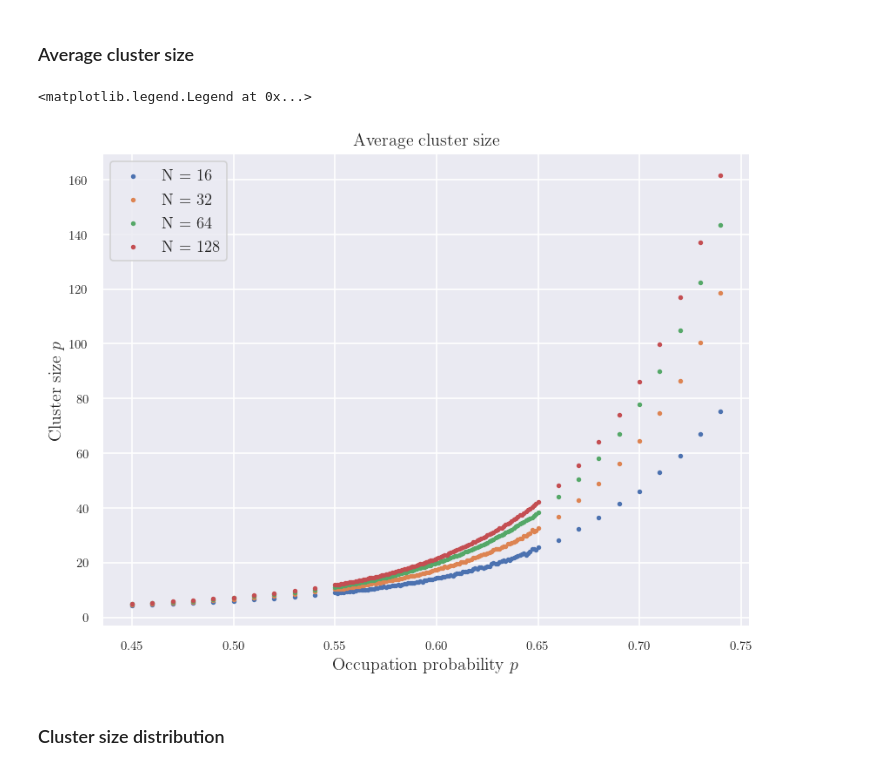
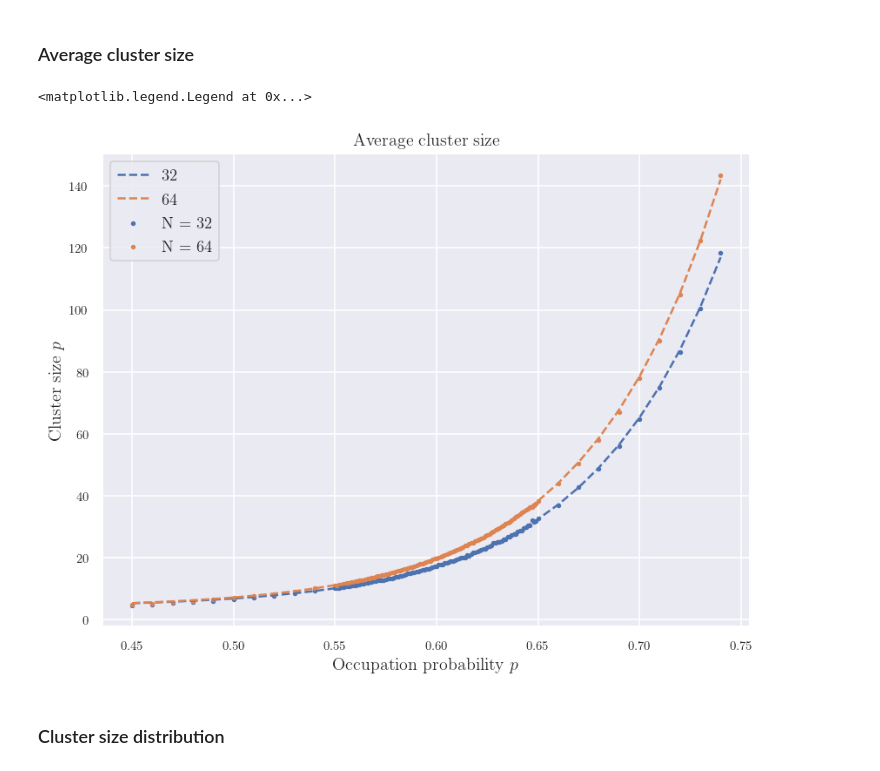
Before and after one commit to alansammarone/musk, a Jupyter notebook: notebooks/percolation_2d_analysis.ipynb, the cells around one changed output. Drawn from its saved outputs; the diff is of its cells as text; code cells hidden in the pictures.

```diff
--- a/notebooks/percolation_2d_analysis.ipynb
+++ b/notebooks/percolation_2d_analysis.ipynb
@@ -41,31 +41,38 @@ df_orig = DataFrame.from_records(rows)
 # %% [markdown]
 ### Average cluster size
 # %%
+def fit_fn(X, a, b, c):
+    return a * np.exp(b*X) + c
 
-
-sizes_to_plot = [16, 32, 64, 128]
+sizes_to_plot = [32, 64]
 size_filter = df_orig[SIZE_COL].isin(sizes_to_plot)
 select_columns = [PROBABILITY_COL, SIZE_COL, AVERAGE_CLUSTER_SIZE_COL]
 df = df_orig.loc[size_filter][select_columns]
-quality= 1
+quality = 1
 plt.figure(**FIGURE_QUALITY_MAP[quality])
 
 for size, group_df in df.groupby(SIZE_COL):
     X, Y = [], []
     for probability, group_df in group_df.groupby(PROBABILITY_COL):
         average_cluster_size_by_node = group_df[AVERAGE_CLUSTER_SIZE_COL].mean()
         average_cluster_size = average_cluster_size_by_node * size ** 2
         X.append(probability)
         Y.append(average_cluster_size)
+    X, Y = np.array(X), np.array(Y)
     plt.scatter(X, Y, s=5, label=f"N = {size}")
+
+    parameters, _ = curve_fit(fit_fn, X, Y)
+    plt.plot(X, fit_fn(X, *parameters), "--", label=size)
+
+
 
 plt.title("Average cluster size")
 plt.xlabel("Occupation probability $p$")
 plt.ylabel("Cluster size $p$")
 plt.legend()
 # %% [output]
 <matplotlib.legend.Legend at 0x...>
-[figure, old version]
+[figure, new version]
 # %% [markdown]
 ### Cluster size distribution
 # %%
```
Also changed, not shown: 1 other file.
